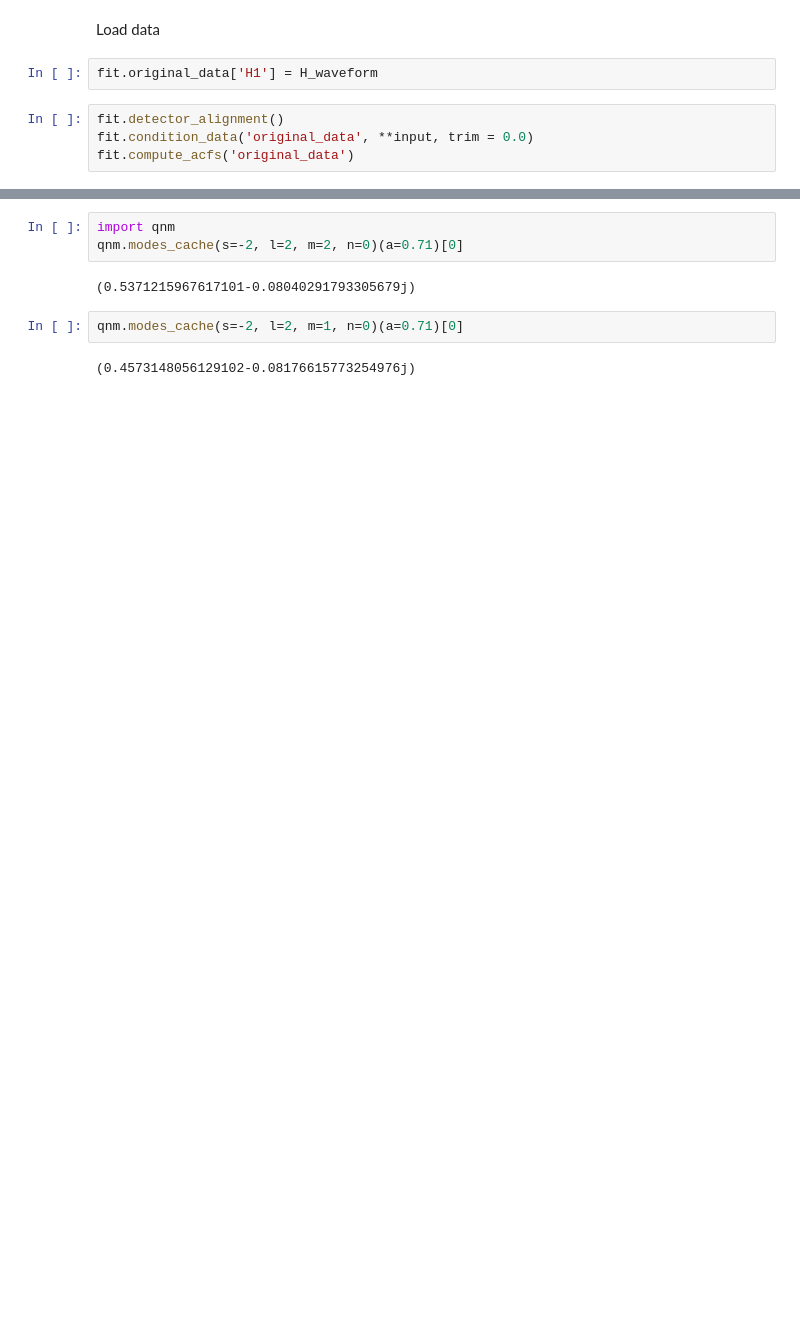
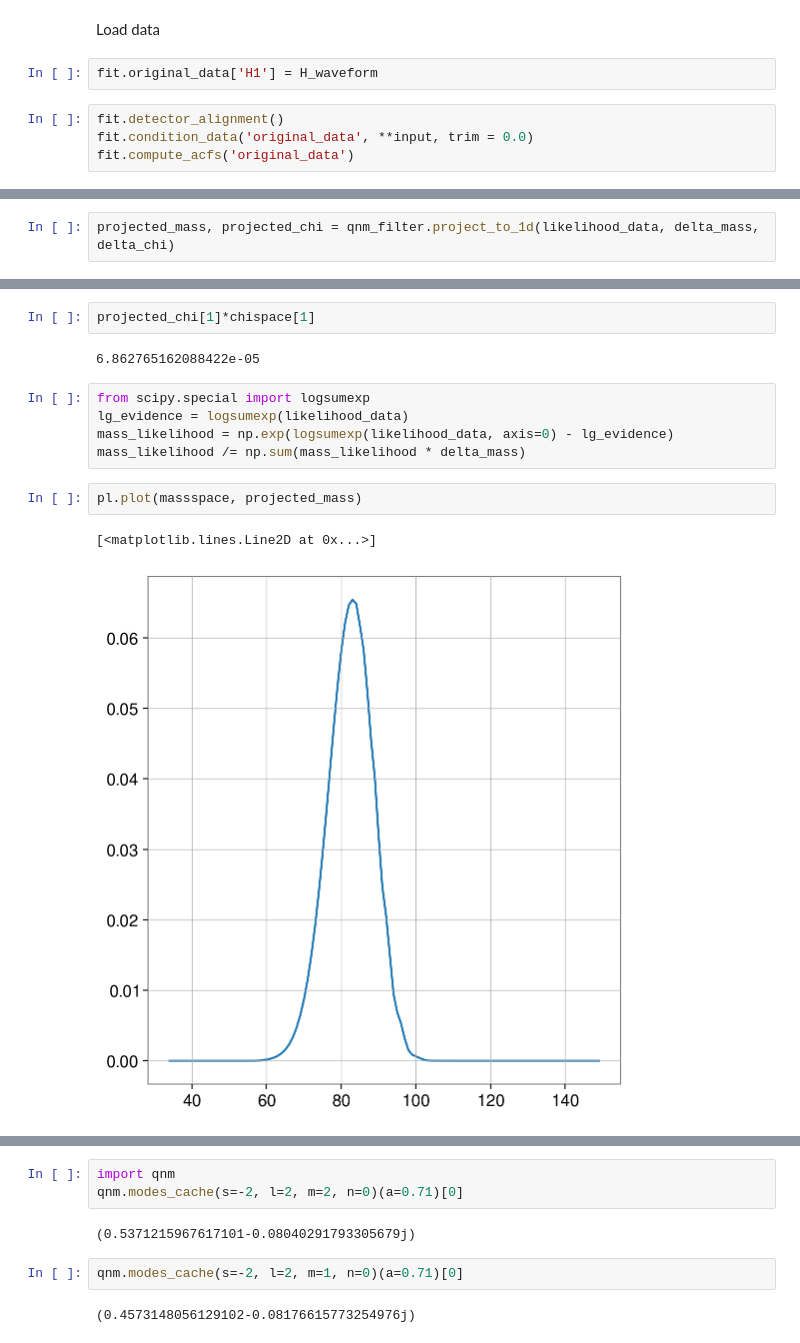
Before and after one commit to Lu-Neil/qnm_filter, a Jupyter notebook: code_demo/Systematics/Systematics MDC.ipynb, the cells around one changed output, grey strips where cells are left out. Cells and saved outputs as stored; diff of their text form; blank space fills up the shorter version.

```diff
--- a/code_demo/Systematics/Systematics MDC.ipynb
+++ b/code_demo/Systematics/Systematics MDC.ipynb
@@ -115,0 +135,2 @@ Text(0, 0.5, '$\\chi_f$')
+# %%
+projected_mass, projected_chi = qnm_filter.project_to_1d(likelihood_data, delta_mass, delta_chi)
@@ -115,0 +151,14 @@ Text(0, 0.5, '$\\chi_f$')
+# %%
+projected_chi[1]*chispace[1]
+# %% [output]
+6.862765162088422e-05
+# %%
+from scipy.special import logsumexp
+lg_evidence = logsumexp(likelihood_data)
+mass_likelihood = np.exp(logsumexp(likelihood_data, axis=0) - lg_evidence)
+mass_likelihood /= np.sum(mass_likelihood * delta_mass)
+# %%
+pl.plot(massspace, projected_mass)
+# %% [output]
+[<matplotlib.lines.Line2D at 0x...>]
+[figure, added]
```
Also changed, not shown: parts of 26 cells of this notebook, 7 other files.
